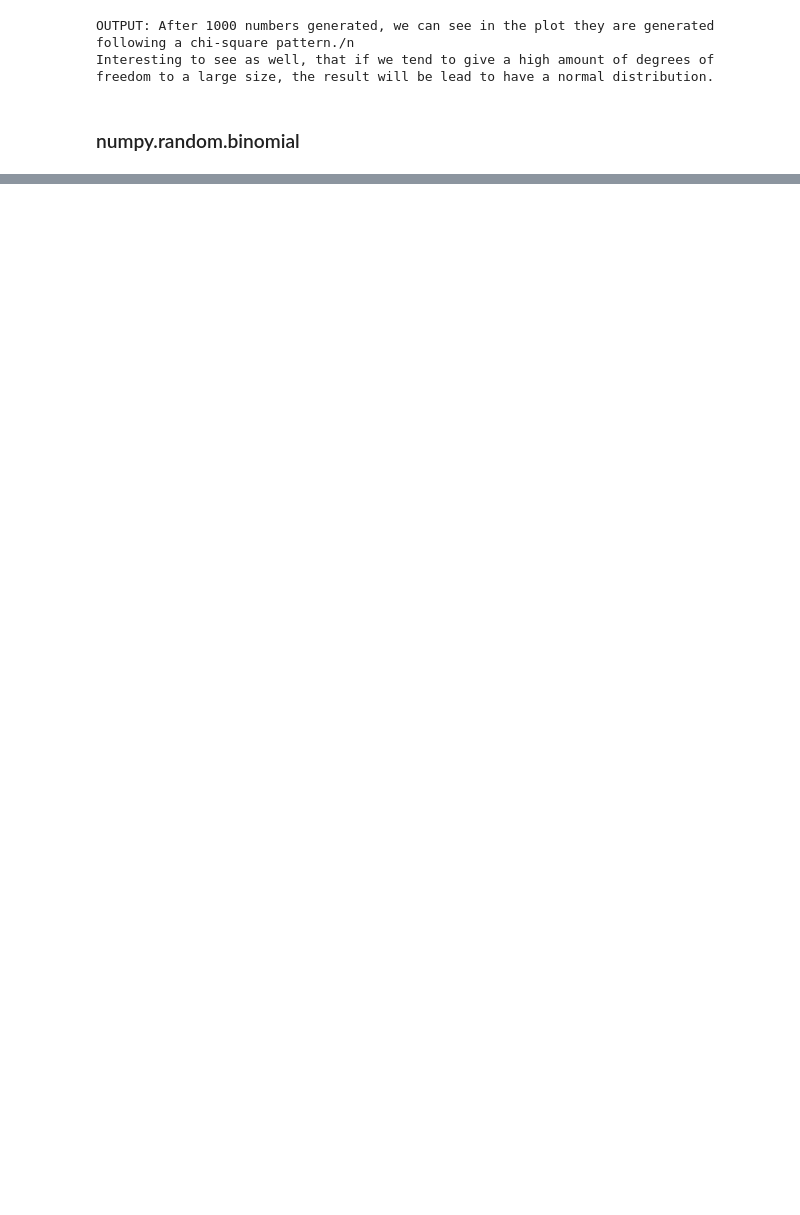
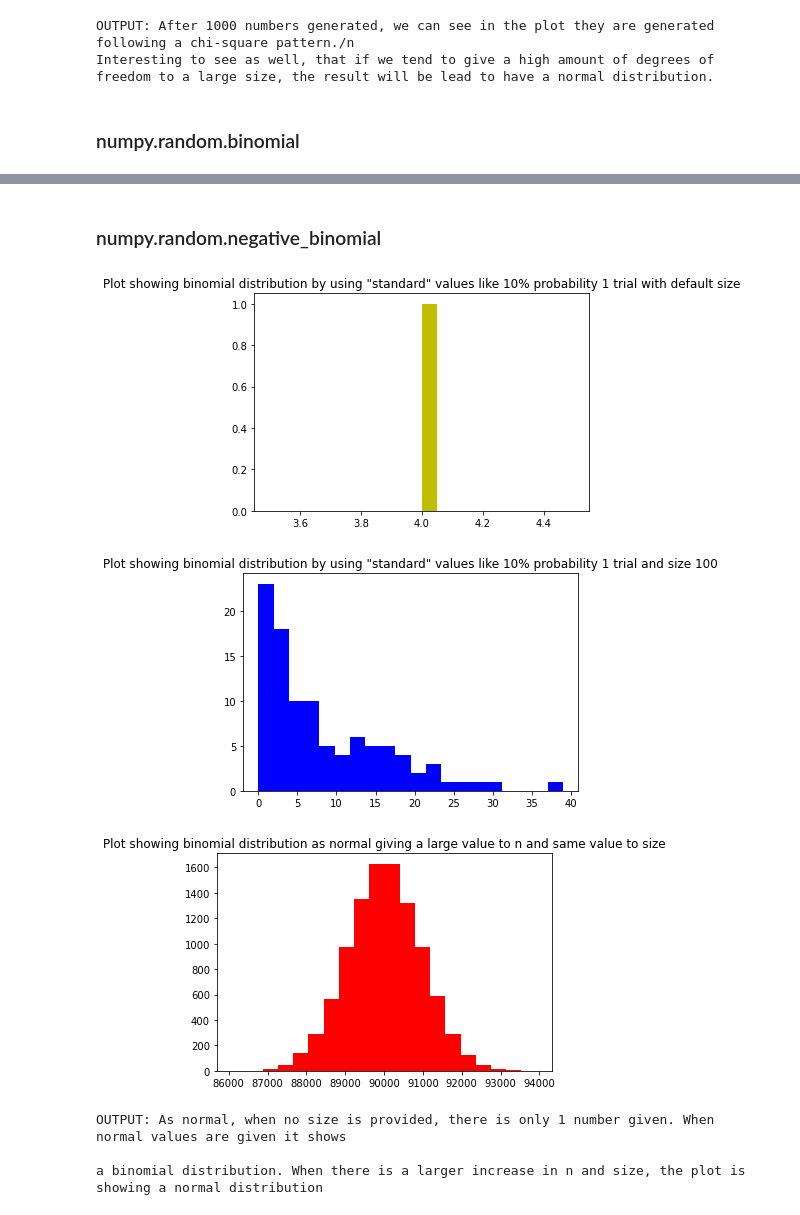
Before and after one commit to Manuferu/Assignment_PDA, a Jupyter notebook: Assignment.ipynb, the cells around one changed output, grey strips where cells are left out. Saved outputs shown, nothing was run; the diff lists cells and outputs as text; code cells hidden in the pictures; blank space fills up the shorter version.

```diff
--- a/Assignment.ipynb
+++ b/Assignment.ipynb
@@ -354,0 +387,25 @@ important to notice that the mean of the distribution will be the result of (nxp
+# %% [markdown]
+### numpy.random.negative_binomial
+# %%
+s = np.random.negative_binomial(1, 0.1)
+plt.hist(s, bins=20,color='y')
+plt.title('Plot showing binomial distribution by using "standard" values like 10% probability 1 trial with default size')
+plt.show()
+s = np.random.negative_binomial(1, 0.1, 100)
+plt.hist(s, bins=20,color='b')
+plt.title('Plot showing binomial distribution by using "standard" values like 10% probability 1 trial and size 100')
+plt.show()
+s = np.random.negative_binomial(10000, 0.1, 10000)
+plt.hist(s, bins=20,color='r')
+plt.title('Plot showing binomial distribution as normal giving a large value to n and same value to size')
+plt.show()
+
+print('\nOUTPUT: As normal, when no size is provided, there is only 1 number given. When normal values are given it shows')
+print('\na binomial distribution. When there is a larger increase in n and size, the plot is showing a normal distribution')
+# %% [output]
+[figure, added]
+[figure, added]
+[figure, added]
+OUTPUT: As normal, when no size is provided, there is only 1 number given. When normal values are given it shows
+
+a binomial distribution. When there is a larger increase in n and size, the plot is showing a normal distribution
```
Also changed, not shown: parts of 12 cells of this notebook, 1 other file.
